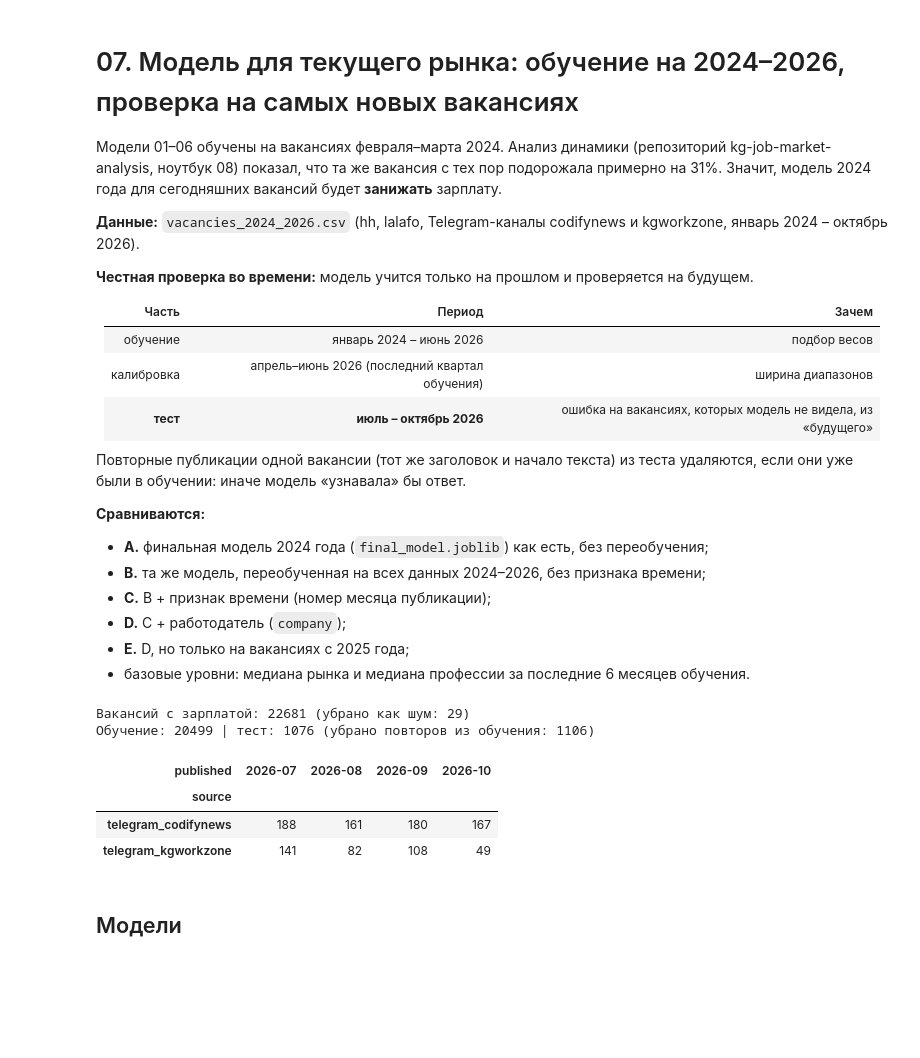
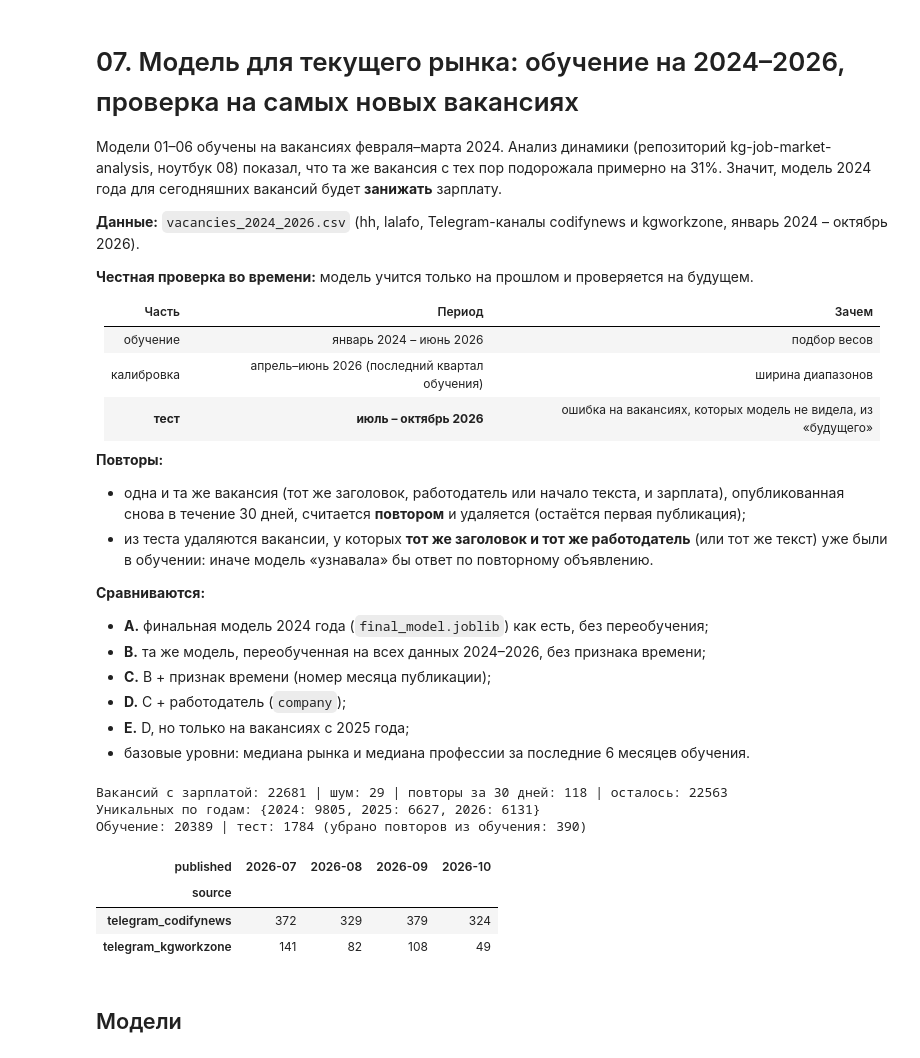
Before and after one commit to kambaraalieva/kg-salary-prediction, a Jupyter notebook: notebooks/07_time_split.ipynb, the cells around one changed output. Saved outputs shown, nothing was run; the diff lists cells and outputs as text; code cells hidden in the pictures; blank space fills up the shorter version.

```diff
--- a/notebooks/07_time_split.ipynb
+++ b/notebooks/07_time_split.ipynb
@@ -15,8 +15,11 @@
 | калибровка | апрель–июнь 2026 (последний квартал обучения) | ширина диапазонов |
 | **тест** | **июль – октябрь 2026** | ошибка на вакансиях, которых модель не видела, из «будущего» |
 
-Повторные публикации одной вакансии (тот же заголовок и начало текста) из теста удаляются, если они уже
-были в обучении: иначе модель «узнавала» бы ответ.
+**Повторы:**
+- одна и та же вакансия (тот же заголовок, работодатель или начало текста, и зарплата), опубликованная снова в течение 30 дней,
+  считается **повтором** и удаляется (остаётся первая публикация);
+- из теста удаляются вакансии, у которых **тот же заголовок и тот же работодатель** (или тот же текст) уже были в обучении:
+  иначе модель «узнавала» бы ответ по повторному объявлению.
 
 **Сравниваются:**
 - **A.** финальная модель 2024 года (`final_model.joblib`) как есть, без переобучения;
@@ -42,38 +45,51 @@ from sklearn.pipeline import make_pipeline
 import prep
 
 sns.set_theme(style="whitegrid")
 FIG = "../reports/figures/"
 K = mt.FuncFormatter(lambda x, _: f"{x/1000:.0f}k")
 
 df = prep.load("../data/vacancies_2024_2026.csv")
 df["published"] = pd.to_datetime(df["published"])
 df = df[df["published"] >= "2024-01-01"].copy()
 df["company"] = df["company"].fillna("не указано").astype(str).str.lower().str.strip()
 df["experience_known"] = df["experience_known"].fillna(True).astype(int)
 # месяц публикации: 0 = январь 2024
 df["month_n"] = (df["published"].dt.year - 2024) * 12 + df["published"].dt.month - 1
 
 # шумные метки: как в prep.labeled, но фильтр 5x применяется ко всем источникам со свободным текстом
 d = df[df["has_salary"]].copy()
 ratio = d["salary_kgs"] / d.groupby("sub_category")["salary_kgs"].transform("median")
 noise = ((ratio > 5) | (ratio < 0.2)) & d["source"].isin(["lalafo", "telegram_kgworkzone"])
 d = d[~noise].copy()
 d["y"] = np.log(d["salary_kgs"])
-print(f"Вакансий с зарплатой: {len(d)} (убрано как шум: {noise.sum()})")
+
+# повторные публикации: тот же заголовок + работодатель + зарплата в течение 30 дней
+norm = lambda s: s.fillna("").str.lower().str.replace(r"[^а-яёa-z0-9]+", " ", regex=True).str.strip()
+# где работодатель не указан (lalafo, kgworkzone), вместо него берётся начало текста объявления
+d["vac_key"] = (norm(d["name"]) + "|" + norm(d["company"].replace("не указано", "")) + "|"
+                + norm(d["requirements"]).str.slice(0, 100))
+d = d.sort_values("published")
+gap = d.groupby([d["vac_key"], d["salary_kgs"].round(-2)])["published"].diff()
+repost = gap <= pd.Timedelta(days=30)
+n_all = len(d)
+d = d[~repost].reset_index(drop=True)
+print(f"Вакансий с зарплатой: {n_all} | шум: {noise.sum()} | повторы за 30 дней: {repost.sum()} | осталось: {len(d)}")
+print("Уникальных по годам:", d["published"].dt.year.value_counts().sort_index().to_dict())
 
 TEST_FROM, CAL_FROM = pd.Timestamp("2026-07-01"), pd.Timestamp("2026-04-01")
 train = d[d["published"] < TEST_FROM].reset_index(drop=True)
 test = d[d["published"] >= TEST_FROM]
 n0 = len(test)
-test = test[~test["dup_group"].isin(set(train["dup_group"]))].reset_index(drop=True)
+test = test[~test["vac_key"].isin(set(train["vac_key"]))].reset_index(drop=True)
 print(f"Обучение: {len(train)} | тест: {len(test)} (убрано повторов из обучения: {n0 - len(test)})")
 pd.crosstab(test["source"], test["published"].dt.to_period("M"))
 # %% [output]
-Вакансий с зарплатой: 22681 (убрано как шум: 29)
-Обучение: 20499 | тест: 1076 (убрано повторов из обучения: 1106)
+Вакансий с зарплатой: 22681 | шум: 29 | повторы за 30 дней: 118 | осталось: 22563
+Уникальных по годам: {2024: 9805, 2025: 6627, 2026: 6131}
+Обучение: 20389 | тест: 1784 (убрано повторов из обучения: 390)
 | published | 2026-07 | 2026-08 | 2026-09 | 2026-10 |
 | source |  |  |  |  |
-| telegram_codifynews | 188 | 161 | 180 | 167 |
+| telegram_codifynews | 372 | 329 | 379 | 324 |
 | telegram_kgworkzone | 141 | 82 | 108 | 49 |
 # %% [markdown]
 ## Модели
```
Also changed, not shown: parts of 14 cells of this notebook, 6 other files.
